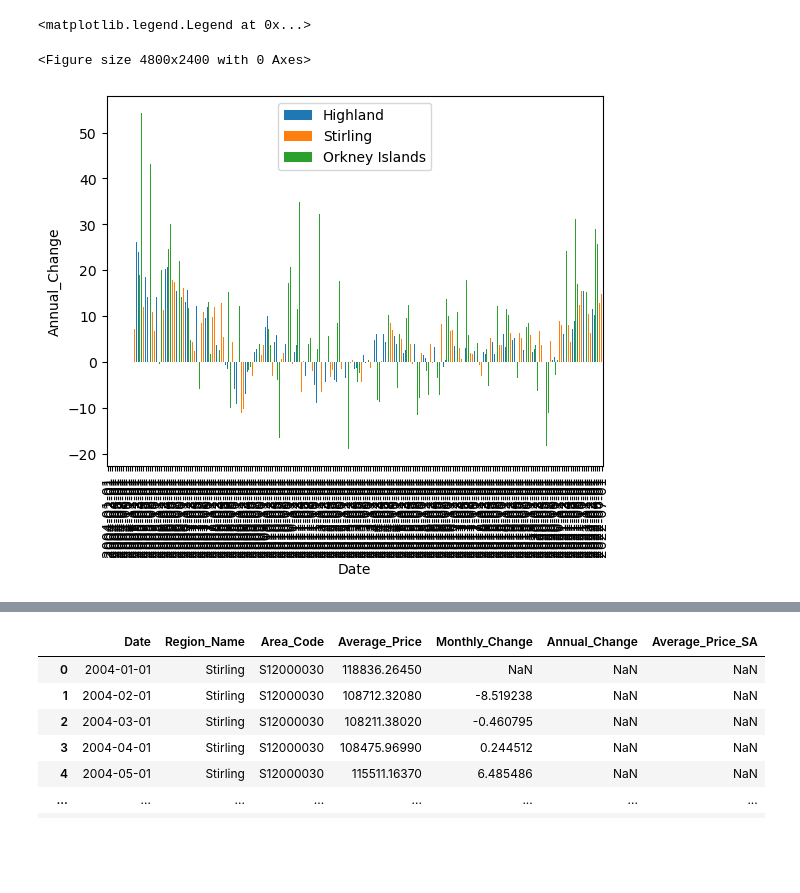
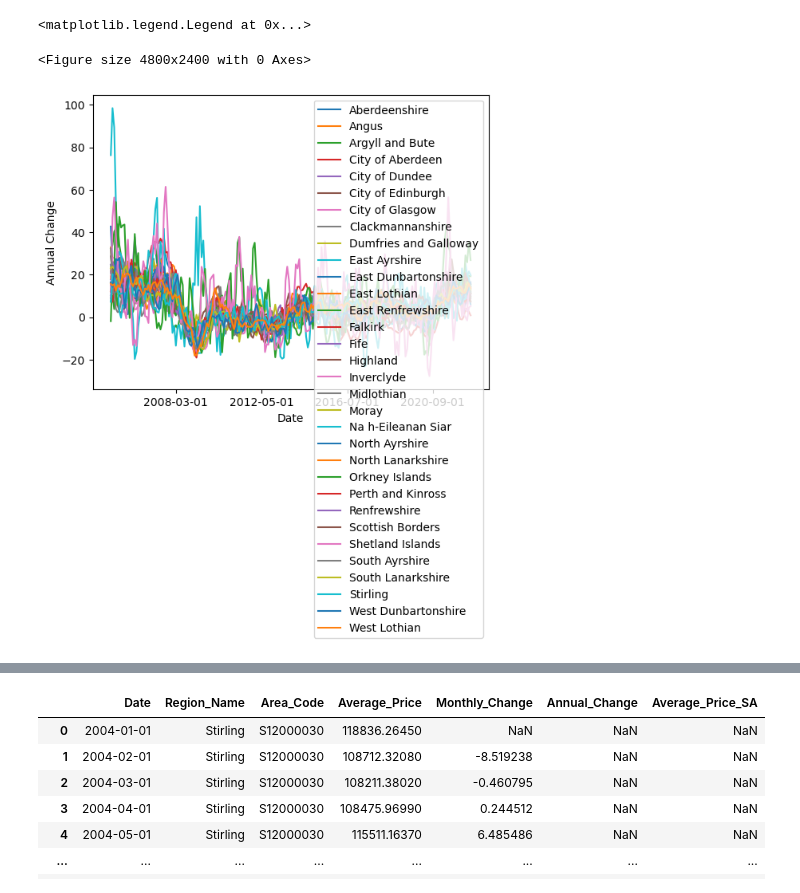
Before and after one commit to kegrad/house-price-index-group-project, a Jupyter notebook: Scotland.ipynb, the cells around one changed output, grey strips where cells are left out. Cells and saved outputs as stored; diff of their text form; code cells hidden in the pictures; blank space fills up the shorter version.

```diff
--- a/Scotland.ipynb
+++ b/Scotland.ipynb
@@ -59,15 +31,16 @@ plt.legend()
 # %%
 plt.figure(figsize=(16, 8), dpi=300)
 df_annual_change=df_scotland.pivot(index='Date',columns='Region_Name',values='Annual_Change')
-df_annual_change[['Highland','Stirling','Orkney Islands']].plot(label='Annual_Change', kind='bar')
+##df_annual_change[['City of Edinburgh','City of Glasgow', 'Stirling','Orkney Islands']].plot()
+df_annual_change.plot()
 # adding title to the plot
 plt.title('')
 
 # adding labels to the axes, add a legend
 plt.xlabel('Date')
-plt.ylabel('Annual_Change')
+plt.ylabel('Annual Change')
 plt.legend()
 # %% [output]
 <matplotlib.legend.Legend at 0x...>
 <Figure size 4800x2400 with 0 Axes>
-[figure, old version]
+[figure, new version]
```
Also changed, not shown: parts of 32 cells of this notebook.
